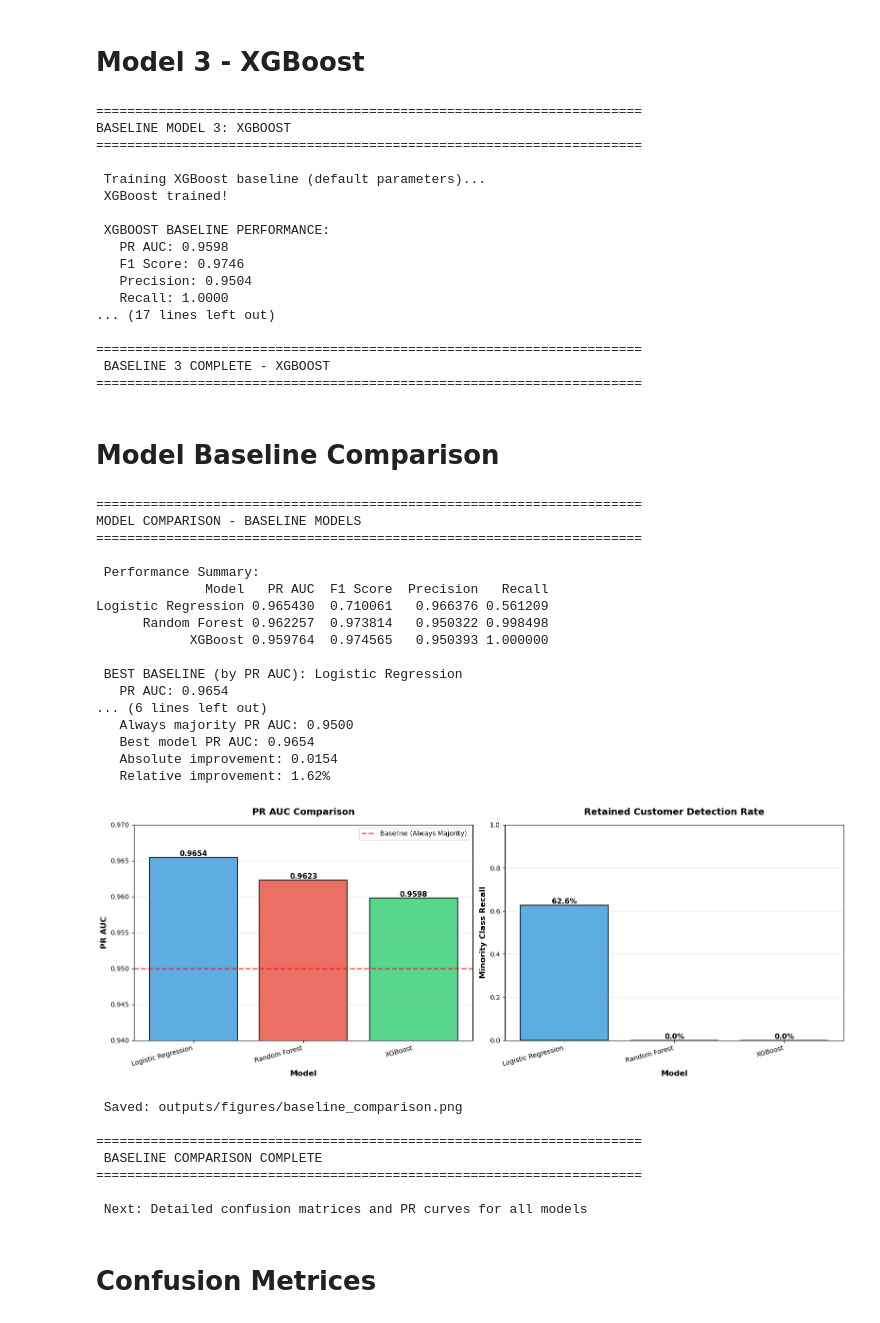
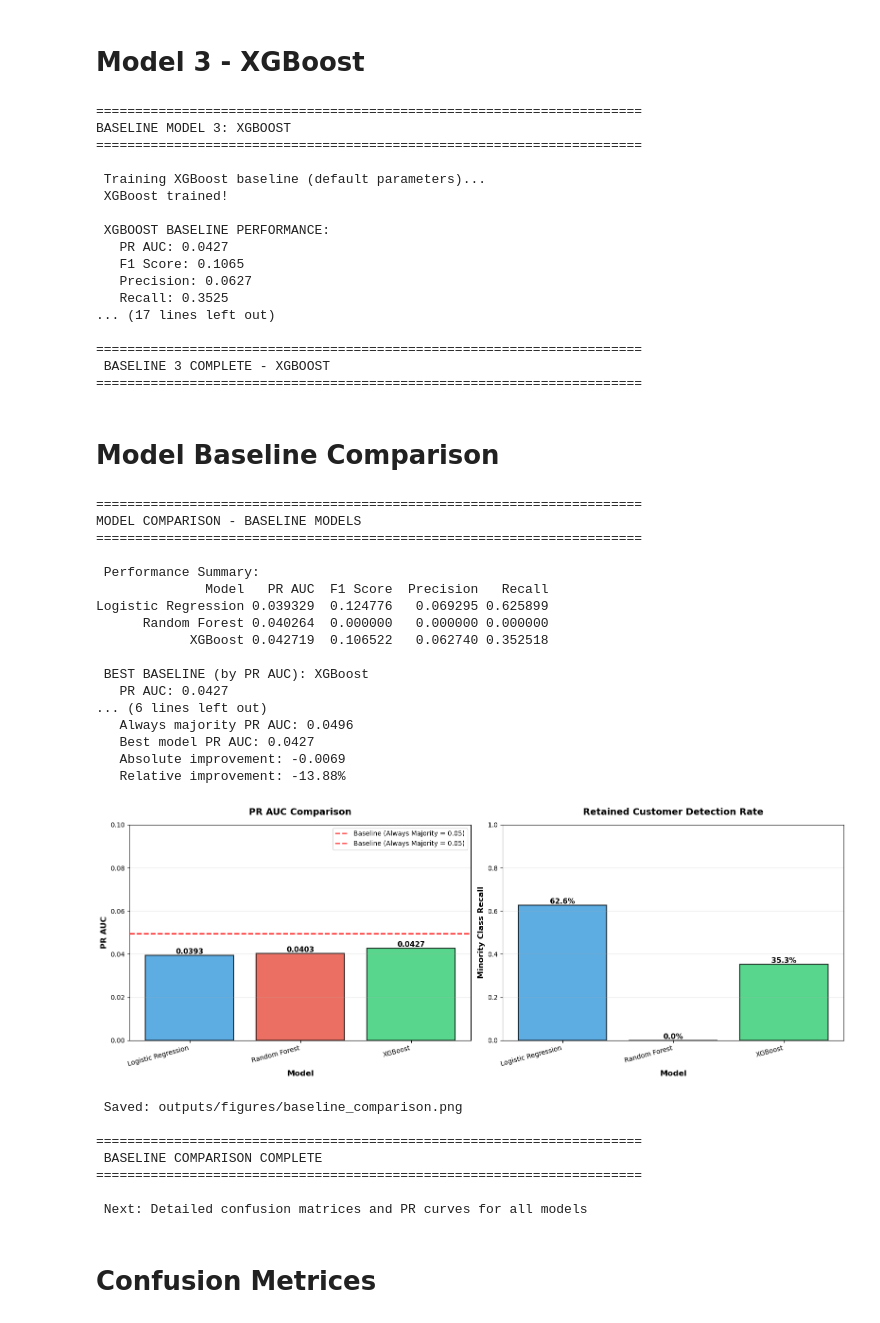
Before and after one commit to ReynoldT92/Olist-Customer-Drop-Off-Prediction, a Jupyter notebook: notebooks/03_predictive_modeling.ipynb, the cells around one changed output. Cells and saved outputs as stored; diff of their text form; code cells hidden in the pictures.

```diff
--- a/notebooks/03_predictive_modeling.ipynb
+++ b/notebooks/03_predictive_modeling.ipynb
@@ -344,10 +350,10 @@ y_pred_proba_lr = lr_model.predict_proba(X_test)[:, 1]
 y_pred_lr = lr_model.predict(X_test)
 
 # Evaluate
-pr_auc_lr = average_precision_score(y_test, y_pred_proba_lr)
-f1_lr = f1_score(y_test, y_pred_lr)
-precision_lr = precision_score(y_test, y_pred_lr, zero_division=0)
-recall_lr = recall_score(y_test, y_pred_lr)
+pr_auc_lr = average_precision_score(y_test, y_pred_proba_lr, pos_label=0)
+f1_lr = f1_score(y_test, y_pred_lr, pos_label=0)
+precision_lr = precision_score(y_test, y_pred_lr, pos_label=0, zero_division=0)
+recall_lr = recall_score(y_test, y_pred_lr, pos_label=0)
 
 print(f"\n LOGISTIC REGRESSION PERFORMANCE:")
 print(f"   PR AUC: {pr_auc_lr:.4f}")
@@ -416,10 +422,10 @@ rf_model.fit(X_train, y_train)
 y_pred_proba_rf = rf_model.predict_proba(X_test)[:, 1]
 y_pred_rf = rf_model.predict(X_test)
 
-pr_auc_rf = average_precision_score(y_test, y_pred_proba_rf)
-f1_rf = f1_score(y_test, y_pred_rf)
-precision_rf = precision_score(y_test, y_pred_rf, zero_division=0)
-recall_rf = recall_score(y_test, y_pred_rf)
+pr_auc_rf = average_precision_score(y_test, y_pred_proba_rf, pos_label=0)
+f1_rf = f1_score(y_test, y_pred_rf, pos_label=0)
+precision_rf = precision_score(y_test, y_pred_rf, pos_label=0, zero_division=0)
+recall_rf = recall_score(y_test, y_pred_rf, pos_label=0)
 
 print(f"\n RANDOM FOREST PERFORMANCE:")
 print(f"   PR AUC: {pr_auc_rf:.4f}")
@@ -473,10 +479,11 @@ y_pred_proba_xgb = xgb_model.predict_proba(X_test)[:, 1]
 y_pred_xgb = xgb_model.predict(X_test)
 
 # Evaluate
-pr_auc_xgb = average_precision_score(y_test, y_pred_proba_xgb)
-f1_xgb = f1_score(y_test, y_pred_xgb)
-precision_xgb = precision_score(y_test, y_pred_xgb, zero_division=0)
-recall_xgb = recall_score(y_test, y_pred_xgb)
+# Use scalar metrics for precision/recall (we want the minority-class metrics consistent with other baselines)
+pr_auc_xgb = average_precision_score(y_test, y_pred_proba_xgb, pos_label=0)
+f1_xgb = f1_score(y_test, y_pred_xgb, pos_label=0)
+precision_xgb = precision_score(y_test, y_pred_xgb, pos_label=0, zero_division=0)
+recall_xgb = recall_score(y_test, y_pred_xgb, pos_label=0)
 
 print(f"\n XGBOOST BASELINE PERFORMANCE:")
 print(f"   PR AUC: {pr_auc_xgb:.4f}")
@@ -509,10 +516,10 @@ BASELINE MODEL 3: XGBOOST
  XGBoost trained!
 
  XGBOOST BASELINE PERFORMANCE:
-   PR AUC: 0.9598
-   F1 Score: 0.9746
-   Precision: 0.9504
-   Recall: 1.0000
+   PR AUC: 0.0427
+   F1 Score: 0.1065
+   Precision: 0.0627
+   Recall: 0.3525
 ... (17 lines left out)
 
 ======================================================================
@@ -573,7 +580,15 @@ print(f"   Minority Class Recall: {best_minority_recall:.1%}")
 print(f"   (Catches {best_minority_recall:.1%} of retained customers)")
 
 # Improvement over baseline
-baseline_always_majority = 0.95  # 95% of data is dropped_off
+# create the figure/axes first so axes is defined before use
+fig, axes = plt.subplots(1, 2, figsize=(16, 6))
+
+# Baseline PR AUC for always predicting the majority class is equal to the minority prevalence.
+# Use the test set prevalence so the baseline matches the evaluation set.
+baseline_always_majority = (y_test == 0).mean()
+
+axes[0].axhline(y=baseline_always_majority, color='red', linestyle='--', linewidth=2,
+                label=f'Baseline (Always Majority = {baseline_always_majority:.2f})', alpha=0.7)  # e.g. ~0.05
 improvement = best_pr_auc - baseline_always_majority
 
 print(f"\n Improvement over 'Always Predict Majority' Baseline:")
@@ -582,15 +597,12 @@ print(f"   Best model PR AUC: {best_pr_auc:.4f}")
 print(f"   Absolute improvement: {improvement:.4f}")
 print(f"   Relative improvement: {improvement/baseline_always_majority*100:.2f}%")
 
-# Create bar chart comparison
-fig, axes = plt.subplots(1, 2, figsize=(16, 6))
-
 # Plot 1: PR AUC comparison
 x = np.arange(len(comparison_df))
 axes[0].bar(x, comparison_df['PR AUC'], color=['#3498db', '#e74c3c', '#2ecc71'],
             alpha=0.8, edgecolor='black', linewidth=1.5)
-axes[0].axhline(y=0.95, color='red', linestyle='--', linewidth=2,
-                label='Baseline (Always Majority)', alpha=0.7)
+axes[0].axhline(y=baseline_always_majority, color='red', linestyle='--', linewidth=2,
+                label=f'Baseline (Always Majority = {baseline_always_majority:.2f})', alpha=0.7)
 axes[0].set_xlabel('Model', fontsize=12, weight='bold')
 axes[0].set_ylabel('PR AUC', fontsize=12, weight='bold')
 axes[0].set_title('PR AUC Comparison', fontsize=14, weight='bold', pad=15)
@@ -598,8 +610,7 @@ axes[0].set_xticks(x)
 axes[0].set_xticklabels(comparison_df['Model'], rotation=15, ha='right')
 axes[0].legend()
 axes[0].grid(axis='y', alpha=0.3)
-axes[0].set_ylim(0.94, 0.97)
-
+axes[0].set_ylim(0, 0.10)
 # Add values on bars
 for i, (idx, row) in enumerate(comparison_df.iterrows()):
     axes[0].text(i, row['PR AUC'], f"{row['PR AUC']:.4f}",
@@ -615,43 +626,43 @@ axes[1].set_title('Retained Customer Detection Rate', fontsize=14, weight='bold'
 axes[1].set_xticks(x)
 axes[1].set_xticklabels(comparison_df['Model'], rotation=15, ha='right')
 axes[1].grid(axis='y', alpha=0.3)
 axes[1].set_ylim(0, 1)
 
 # Add values on bars
 for i, val in enumerate(minority_recall_data):
     axes[1].text(i, val, f"{val:.1%}",
                 ha='center', va='bottom', fontsize=11, weight='bold')
 
 plt.tight_layout()
 plt.savefig('../outputs/figures/baseline_comparison.png',
             dpi=300, bbox_inches='tight', facecolor='white')
 plt.show()
 
 print(f"\n Saved: outputs/figures/baseline_comparison.png")
 
 print("\n" + "="*70)
 print(" BASELINE COMPARISON COMPLETE")
 print("="*70)
 print(f"\n Next: Detailed confusion matrices and PR curves for all models")
 # %% [output]
 ======================================================================
 MODEL COMPARISON - BASELINE MODELS
 ======================================================================
 
  Performance Summary:
               Model   PR AUC  F1 Score  Precision   Recall
-Logistic Regression 0.965430  0.710061   0.966376 0.561209
-      Random Forest 0.962257  0.973814   0.950322 0.998498
-            XGBoost 0.959764  0.974565   0.950393 1.000000
+Logistic Regression 0.039329  0.124776   0.069295 0.625899
+      Random Forest 0.040264  0.000000   0.000000 0.000000
+            XGBoost 0.042719  0.106522   0.062740 0.352518
 
- BEST BASELINE (by PR AUC): Logistic Regression
-   PR AUC: 0.9654
+ BEST BASELINE (by PR AUC): XGBoost
+   PR AUC: 0.0427
 ... (6 lines left out)
-   Always majority PR AUC: 0.9500
-   Best model PR AUC: 0.9654
-   Absolute improvement: 0.0154
-   Relative improvement: 1.62%
+   Always majority PR AUC: 0.0496
+   Best model PR AUC: 0.0427
+   Absolute improvement: -0.0069
+   Relative improvement: -13.88%
-[figure, old version]
+[figure, new version]
  Saved: outputs/figures/baseline_comparison.png
 
 ======================================================================
```
Also changed, not shown: parts of 9 cells of this notebook, 9 other files.
